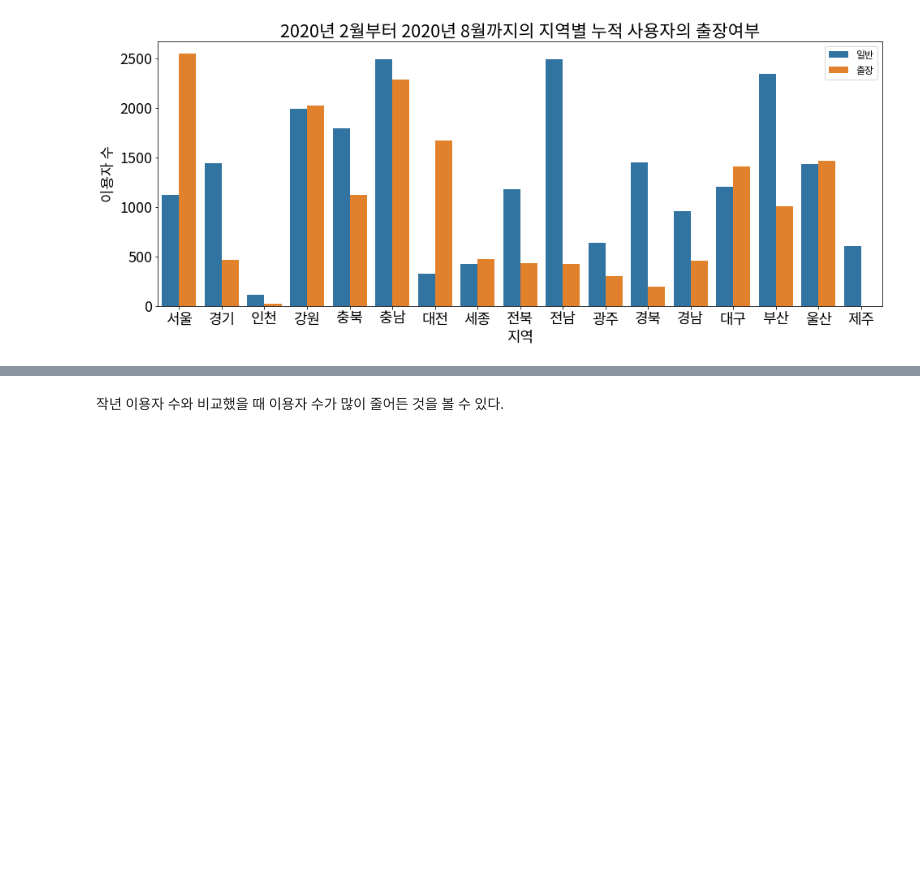
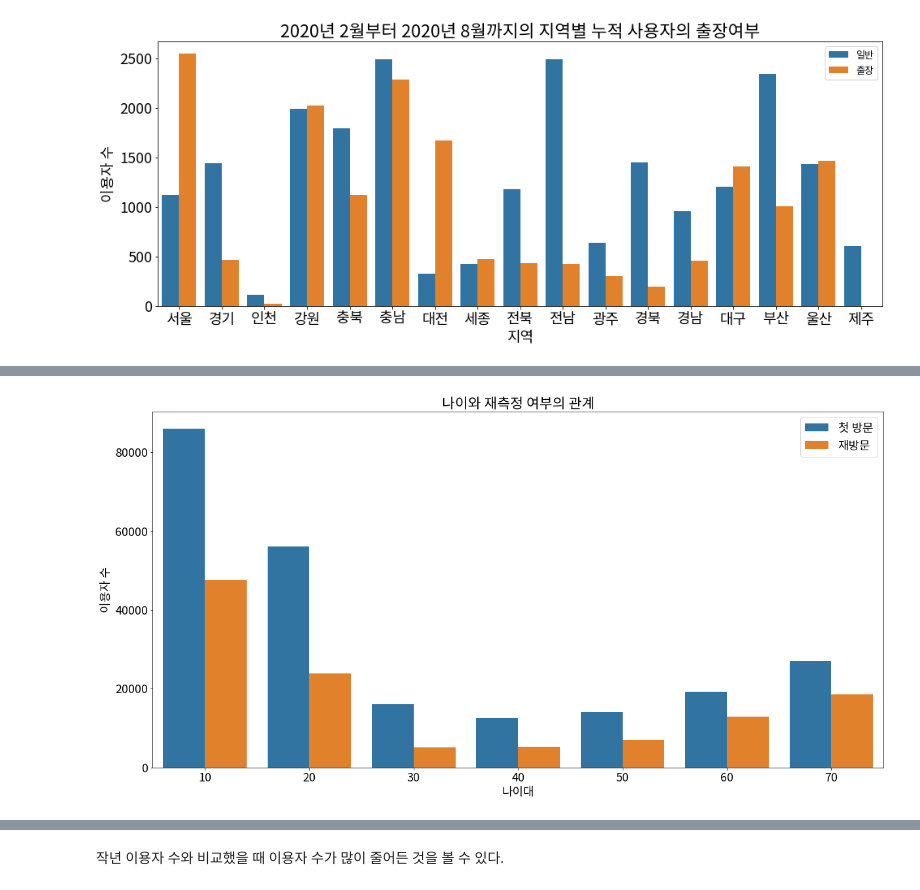
Before and after one commit to CoodingPenguin/data-contest-collection, a Jupyter notebook: sports-data-application-contest-2020/체력인증센터이용자현황.ipynb, the cells around one changed output, grey strips where cells are left out. Saved outputs shown, nothing was run; the diff lists cells and outputs as text; code cells hidden in the pictures; blank space fills up the shorter version.

```diff
--- a/sports-data-application-contest-2020/체력인증센터이용자현황.ipynb
+++ b/sports-data-application-contest-2020/체력인증센터이용자현황.ipynb
@@ -625,0 +624,23 @@ plt.show()
+# %%
+# TEST_AGE를 10 단위로 카테고리화
+def get_age_range(age):
+    cat = 0
+    if age < 18:
+        cat = 10
+    elif age < 28:
+        cat = 20
+    elif age < 38:
+        cat = 30
+    elif age < 48:
+        cat = 40
+    elif age < 58:
+        cat = 50
+    elif age < 68:
+        cat = 60
+    else:
+        cat = 70
+
+    return cat
+# %%
+sttus_merged['AGE_BIN'] = sttus_merged['TEST_AGE'].apply(lambda x:get_age_range(x))
+sttus_merged['AGE_BIN'].describe()
@@ -625,0 +661,11 @@ plt.show()
+# %%
+# 재측정 여부와 나이대와의 관계
+plt.figure(figsize=(20, 10))
+sns.countplot(x='AGE_BIN', hue='IS_REVISIT', data=sttus_merged)
+plt.xlabel('나이대')
+plt.ylabel('이용자 수')
+plt.title('나이와 재측정 여부의 관계')
+plt.legend(['첫 방문', '재방문'], loc='upper right')
+plt.show()
+# %% [output]
+[figure, added]
```
Also changed, not shown: parts of 86 cells of this notebook.
